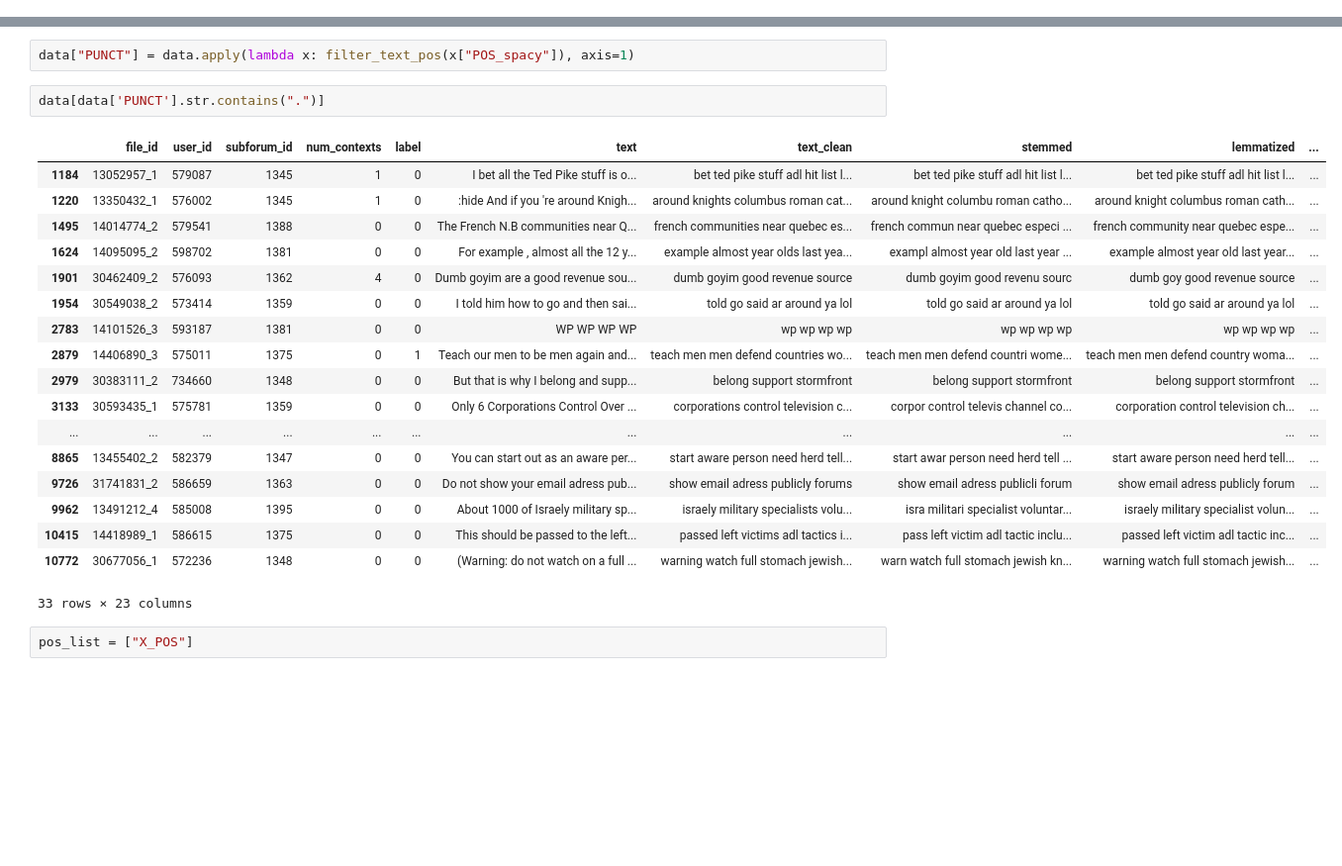
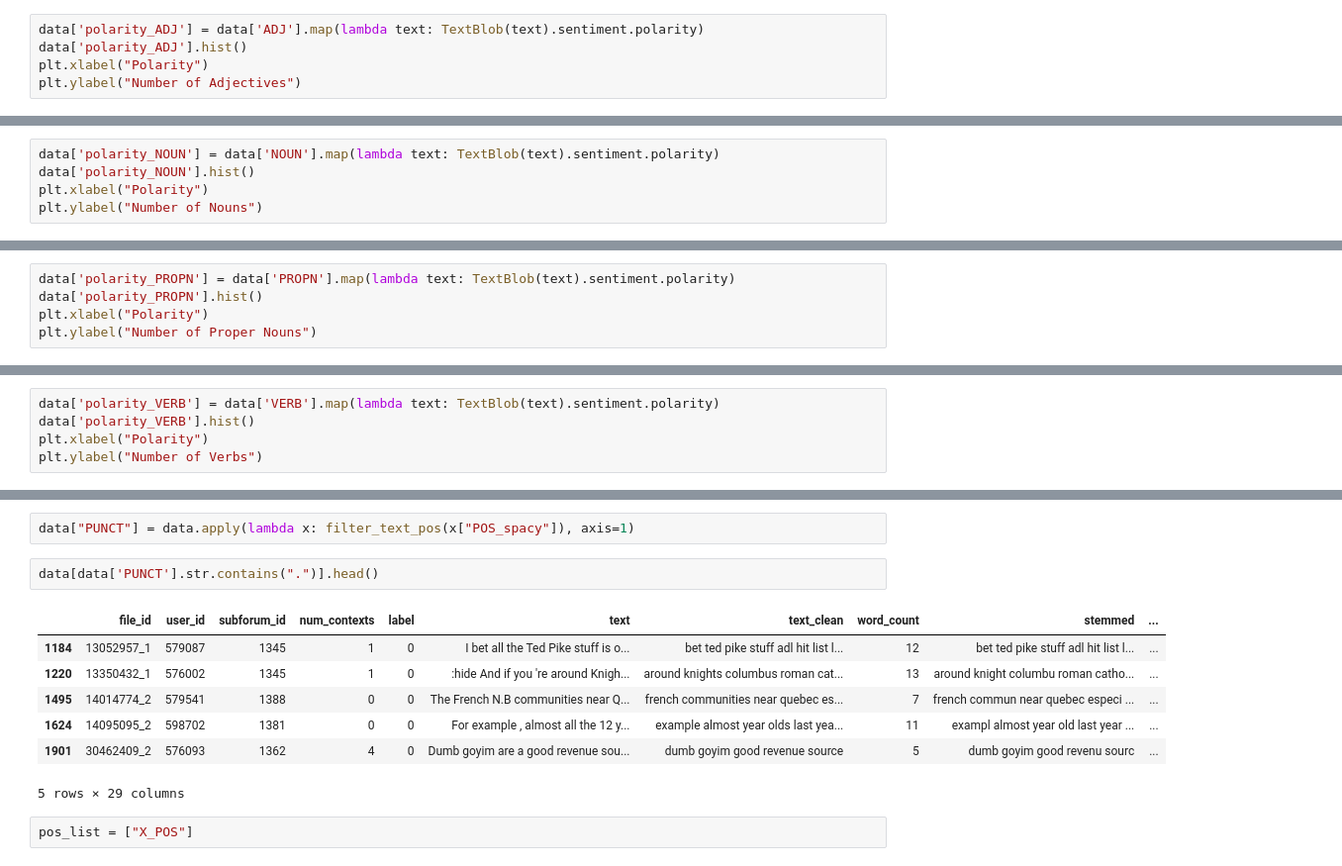
Before and after one commit to martinaviggiano/textsent_project, a Jupyter notebook: Hate Speech Detection Models-.ipynb, the cells around one changed output, grey strips where cells are left out. Shown at 99% size. Saved outputs shown, nothing was run; the diff lists cells and outputs as text; blank space fills up the shorter version.

```diff
--- a/Hate Speech Detection Models-.ipynb
+++ b/Hate Speech Detection Models-.ipynb
@@ -1539,0 +1636,5 @@ print(correl_PROPN)
+# %%
+data['polarity_ADJ'] = data['ADJ'].map(lambda text: TextBlob(text).sentiment.polarity)
+data['polarity_ADJ'].hist()
+plt.xlabel("Polarity")
+plt.ylabel("Number of Adjectives")
@@ -1539,0 +1644,5 @@ print(correl_PROPN)
+# %%
+data['polarity_NOUN'] = data['NOUN'].map(lambda text: TextBlob(text).sentiment.polarity)
+data['polarity_NOUN'].hist()
+plt.xlabel("Polarity")
+plt.ylabel("Number of Nouns")
@@ -1539,0 +1652,5 @@ print(correl_PROPN)
+# %%
+data['polarity_PROPN'] = data['PROPN'].map(lambda text: TextBlob(text).sentiment.polarity)
+data['polarity_PROPN'].hist()
+plt.xlabel("Polarity")
+plt.ylabel("Number of Proper Nouns")
@@ -1539,0 +1660,5 @@ print(correl_PROPN)
+# %%
+data['polarity_VERB'] = data['VERB'].map(lambda text: TextBlob(text).sentiment.polarity)
+data['polarity_VERB'].hist()
+plt.xlabel("Polarity")
+plt.ylabel("Number of Verbs")
@@ -1544,26 +1672,15 @@ pos_list = ["PUNCT"]
 # %%
 data["PUNCT"] = data.apply(lambda x: filter_text_pos(x["POS_spacy"]), axis=1)
 # %%
-data[data['PUNCT'].str.contains(".")]
+data[data['PUNCT'].str.contains(".")].head()
 # %% [output]
-|  | file_id | user_id | subforum_id | num_contexts | label | text | text_clean | stemmed | lemmatized | ... |
-| 1184 | 13052957_1 | 579087 | 1345 | 1 | 0 | I bet all the Ted Pike stuff is o... | bet ted pike stuff adl hit list l... | bet ted pike stuff adl hit list l... | bet ted pike stuff adl hit list l... | ... |
-| 1220 | 13350432_1 | 576002 | 1345 | 1 | 0 | :hide And if you 're around Knigh... | around knights columbus roman cat... | around knight columbu roman catho... | around knight columbus roman cath... | ... |
-| 1495 | 14014774_2 | 579541 | 1388 | 0 | 0 | The French N.B communities near Q... | french communities near quebec es... | french commun near quebec especi ... | french community near quebec espe... | ... |
-| 1624 | 14095095_2 | 598702 | 1381 | 0 | 0 | For example , almost all the 12 y... | example almost year olds last yea... | exampl almost year old last year ... | example almost year old last year... | ... |
-| 1901 | 30462409_2 | 576093 | 1362 | 4 | 0 | Dumb goyim are a good revenue sou... | dumb goyim good revenue source | dumb goyim good revenu sourc | dumb goy good revenue source | ... |
-| 1954 | 30549038_2 | 573414 | 1359 | 0 | 0 | I told him how to go and then sai... | told go said ar around ya lol | told go said ar around ya lol | told go said ar around ya lol | ... |
-| 2783 | 14101526_3 | 593187 | 1381 | 0 | 0 | WP WP WP WP | wp wp wp wp | wp wp wp wp | wp wp wp wp | ... |
-| 2879 | 14406890_3 | 575011 | 1375 | 0 | 1 | Teach our men to be men again and... | teach men men defend countries wo... | teach men men defend countri wome... | teach men men defend country woma... | ... |
-| 2979 | 30383111_2 | 734660 | 1348 | 0 | 0 | But that is why I belong and supp... | belong support stormfront | belong support stormfront | belong support stormfront | ... |
-| 3133 | 30593435_1 | 575781 | 1359 | 0 | 0 | Only 6 Corporations Control Over ... | corporations control television c... | corpor control televis channel co... | corporation control television ch... | ... |
-| ... | ... | ... | ... | ... | ... | ... | ... | ... | ... | ... |
-| 8865 | 13455402_2 | 582379 | 1347 | 0 | 0 | You can start out as an aware per... | start aware person need herd tell... | start awar person need herd tell ... | start aware person need herd tell... | ... |
-| 9726 | 31741831_2 | 586659 | 1363 | 0 | 0 | Do not show your email adress pub... | show email adress publicly forums | show email adress publicli forum | show email adress publicly forum | ... |
-| 9962 | 13491212_4 | 585008 | 1395 | 0 | 0 | About 1000 of Israely military sp... | israely military specialists volu... | isra militari specialist voluntar... | israely military specialist volun... | ... |
-| 10415 | 14418989_1 | 586615 | 1375 | 0 | 0 | This should be passed to the left... | passed left victims adl tactics i... | pass left victim adl tactic inclu... | passed left victim adl tactic inc... | ... |
-| 10772 | 30677056_1 | 572236 | 1348 | 0 | 0 | (Warning: do not watch on a full ... | warning watch full stomach jewish... | warn watch full stomach jewish kn... | warning watch full stomach jewish... | ... |
+|  | file_id | user_id | subforum_id | num_contexts | label | text | text_clean | word_count | stemmed | ... |
+| 1184 | 13052957_1 | 579087 | 1345 | 1 | 0 | I bet all the Ted Pike stuff is o... | bet ted pike stuff adl hit list l... | 12 | bet ted pike stuff adl hit list l... | ... |
+| 1220 | 13350432_1 | 576002 | 1345 | 1 | 0 | :hide And if you 're around Knigh... | around knights columbus roman cat... | 13 | around knight columbu roman catho... | ... |
+| 1495 | 14014774_2 | 579541 | 1388 | 0 | 0 | The French N.B communities near Q... | french communities near quebec es... | 7 | french commun near quebec especi ... | ... |
+| 1624 | 14095095_2 | 598702 | 1381 | 0 | 0 | For example , almost all the 12 y... | example almost year olds last yea... | 11 | exampl almost year old last year ... | ... |
+| 1901 | 30462409_2 | 576093 | 1362 | 4 | 0 | Dumb goyim are a good revenue sou... | dumb goyim good revenue source | 5 | dumb goyim good revenu sourc | ... |
-33 rows × 23 columns
+5 rows × 29 columns
 # %%
 pos_list = ["X_POS"]
 # %%
```
Also changed, not shown: parts of 59 cells of this notebook.
